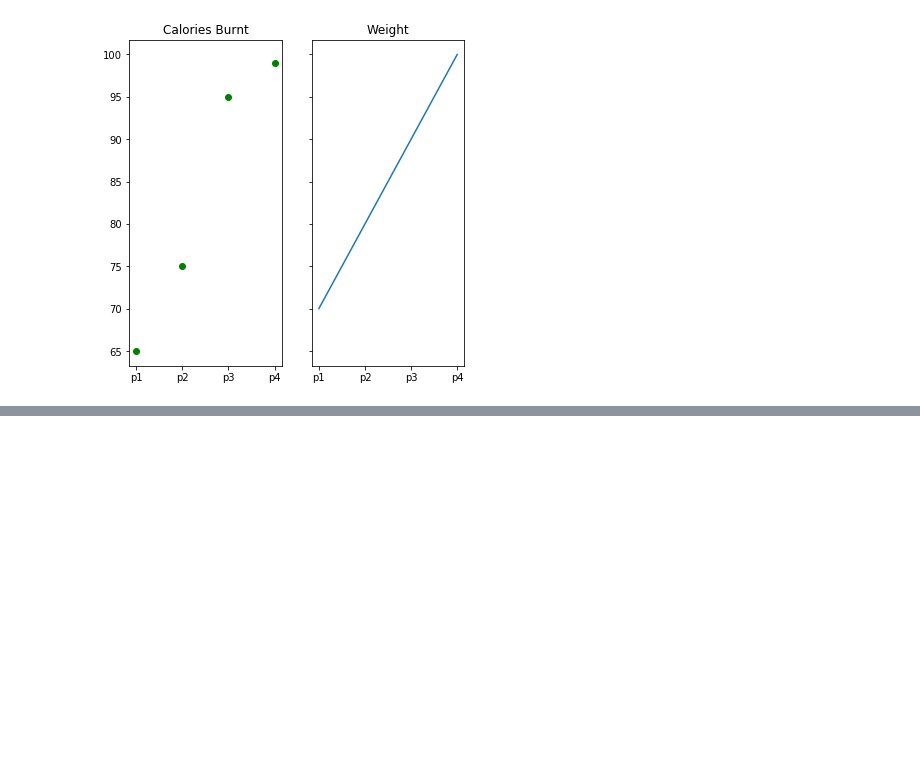
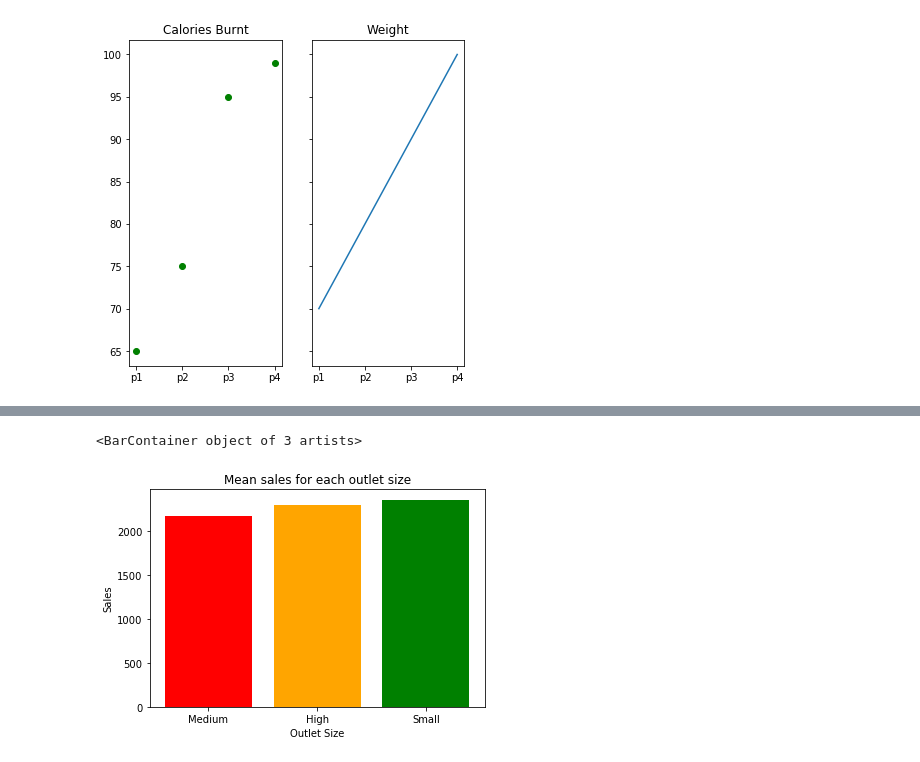
Before and after one commit to sntshred/DataScience, a Jupyter notebook: Operators.ipynb, the cells around one changed output, grey strips where cells are left out. Cells and saved outputs as stored; diff of their text form; code cells hidden in the pictures; blank space fills up the shorter version.

```diff
--- a/Operators.ipynb
+++ b/Operators.ipynb
@@ -3343,0 +3427,25 @@ ax[1].set_xticklabels(labels=['p1', 'p2', 'p3', 'p4']);
+# %%
+# sales by outlet size
+sales_by_outlet_size = data_BM.groupby("Outlet_Size").Item_Outlet_Sales.mean()
+
+#Sort by sales
+sales_by_outlet_size.sort_values(inplace=True)
+
+x = sales_by_outlet_size.index.tolist()
+y = sales_by_outlet_size.values.tolist()
+
+
+#Set axis labels
+plt.xlabel("Outlet Size")
+plt.ylabel("Sales")
+
+#Set Title
+plt.title("Mean sales for each outlet size")
+
+# Set Xticks
+plt.xticks(label=x,ticks=np.arange(len(x)))
+
+plt.bar(x,y,color=['red','orange','green'])
+# %% [output]
+<BarContainer object of 3 artists>
+[figure, added]
```
Also changed, not shown: parts of 18 cells of this notebook.
